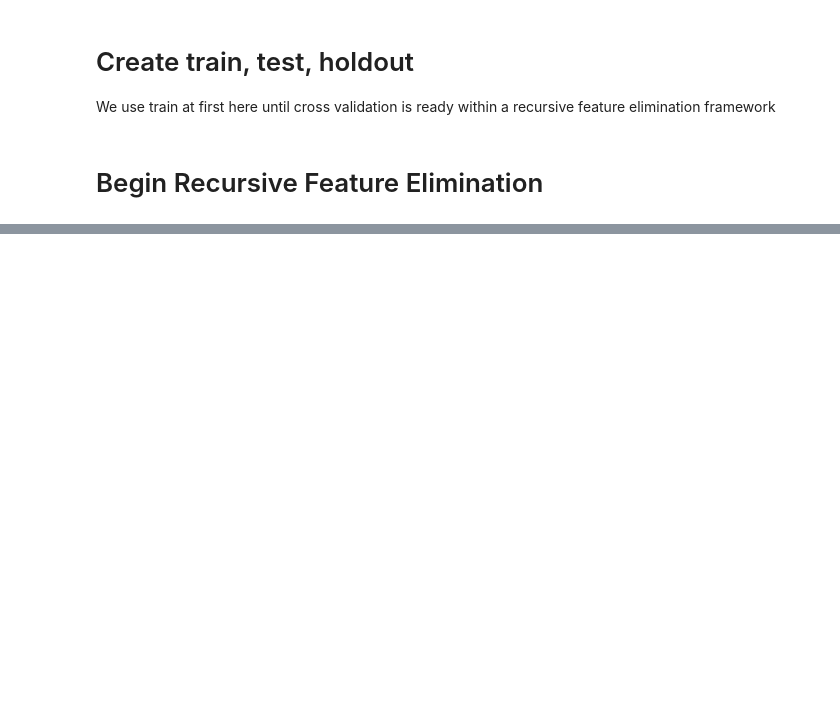
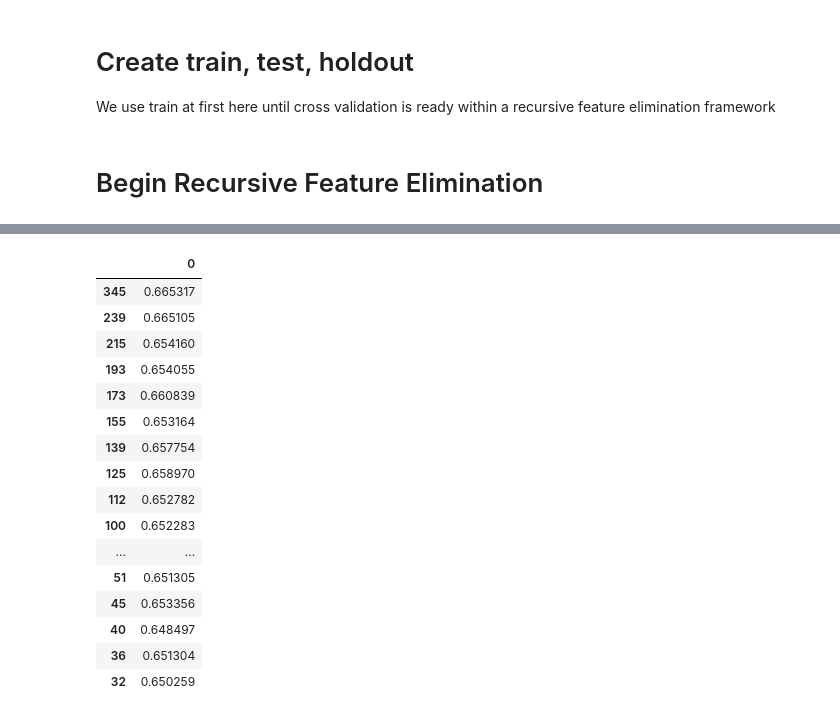
Before and after one commit to darkhark/nfl-predictions, a Jupyter notebook: notebooks/model_training/predict_games/schedule_and_weekly.ipynb, the cells around one changed output, grey strips where cells are left out. Drawn from its saved outputs; the diff is of its cells as text; code cells hidden in the pictures; blank space fills up the shorter version.

```diff
--- a/notebooks/model_training/predict_games/schedule_and_weekly.ipynb
+++ b/notebooks/model_training/predict_games/schedule_and_weekly.ipynb
@@ -148,0 +150,20 @@ best_num_feats
+# %%
+rfe._get_metric_values()
+# %% [output]
+|  | 0 |
+| 345 | 0.665317 |
+| 239 | 0.665105 |
+| 215 | 0.654160 |
+| 193 | 0.654055 |
+| 173 | 0.660839 |
+| 155 | 0.653164 |
+| 139 | 0.657754 |
+| 125 | 0.658970 |
+| 112 | 0.652782 |
+| 100 | 0.652283 |
+| ... | ... |
+| 51 | 0.651305 |
+| 45 | 0.653356 |
+| 40 | 0.648497 |
+| 36 | 0.651304 |
+| 32 | 0.650259 |
```
Also changed, not shown: parts of 4 cells of this notebook.
